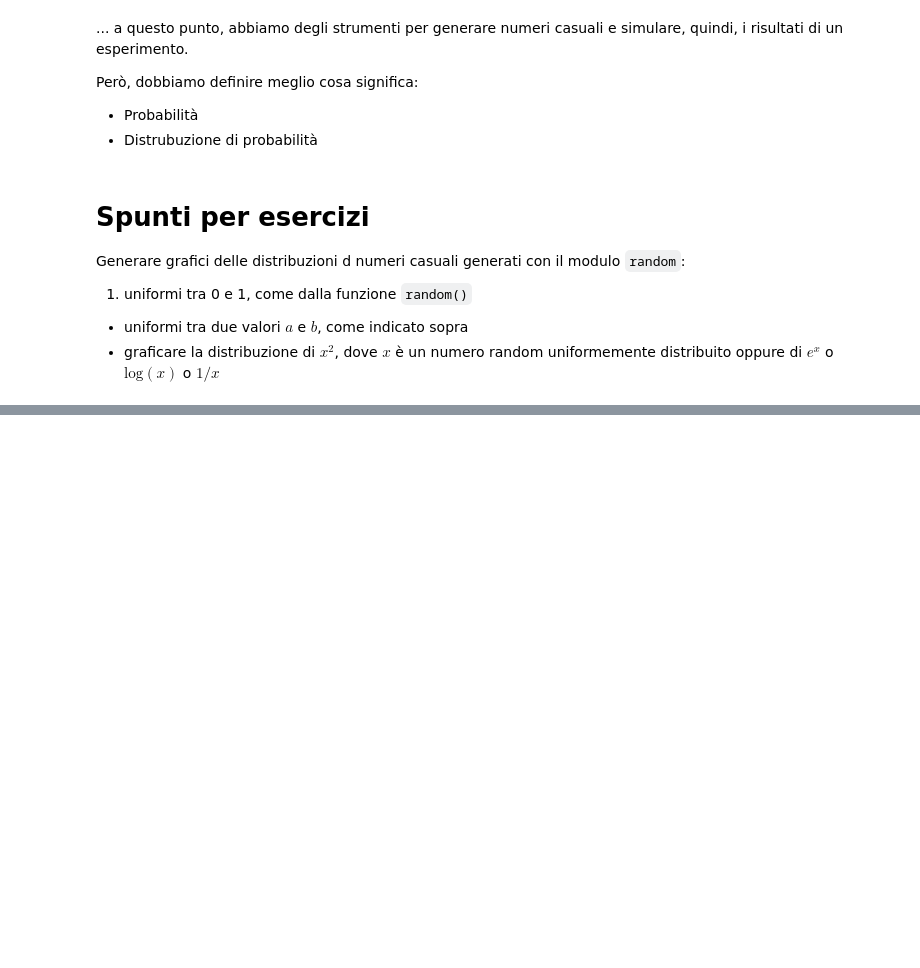
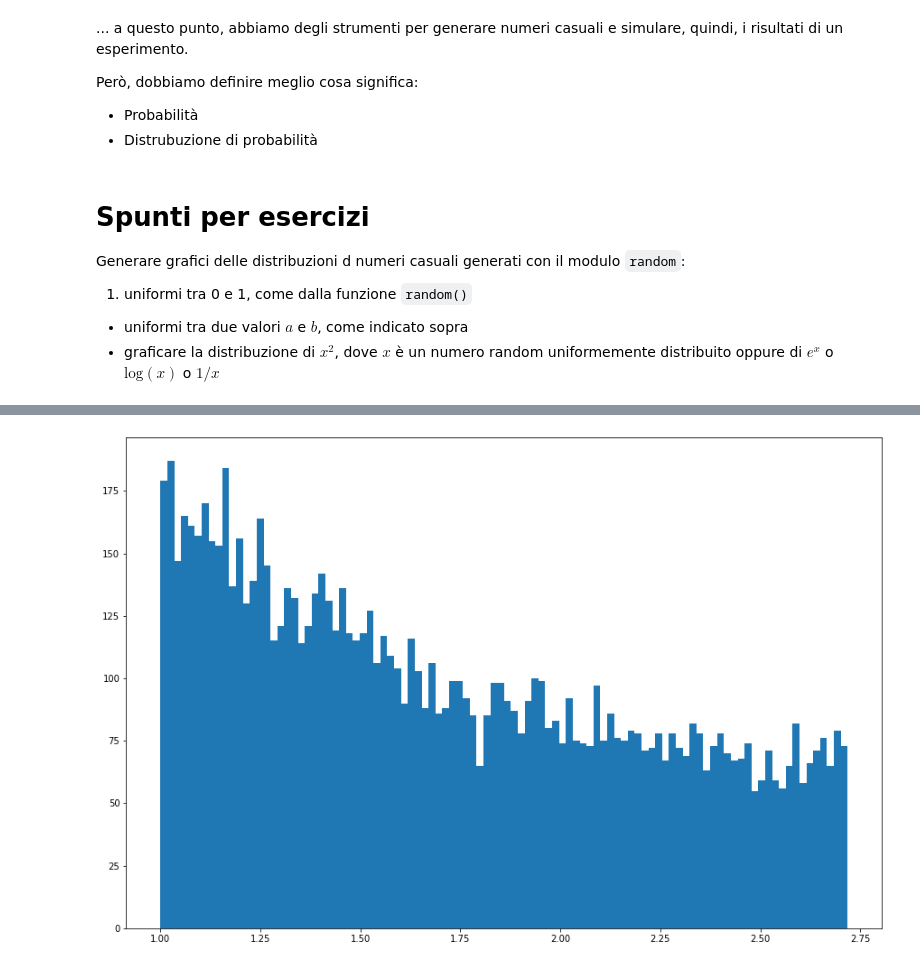
Before and after one commit to lucalista/analisi-dati-2022, a Jupyter notebook: 01.03.00__Generatori_di_numeri_pseudocasuali_in_python.ipynb, the cells around one changed output, grey strips where cells are left out. Cells and saved outputs as stored; diff of their text form; code cells hidden in the pictures; blank space fills up the shorter version.

```diff
--- a/01.03.00__Generatori_di_numeri_pseudocasuali_in_python.ipynb
+++ b/01.03.00__Generatori_di_numeri_pseudocasuali_in_python.ipynb
@@ -89,0 +110,7 @@
+# %%
+nbins = 100
+fig, ax = plt.subplots(figsize=(15, 10))
+n, bins, patches = ax.hist(np.exp(x), nbins, range=(1,math.e))
+plt.show()
+# %% [output]
+[figure, added]
```
Also changed, not shown: parts of 9 cells of this notebook, 1 other file.
